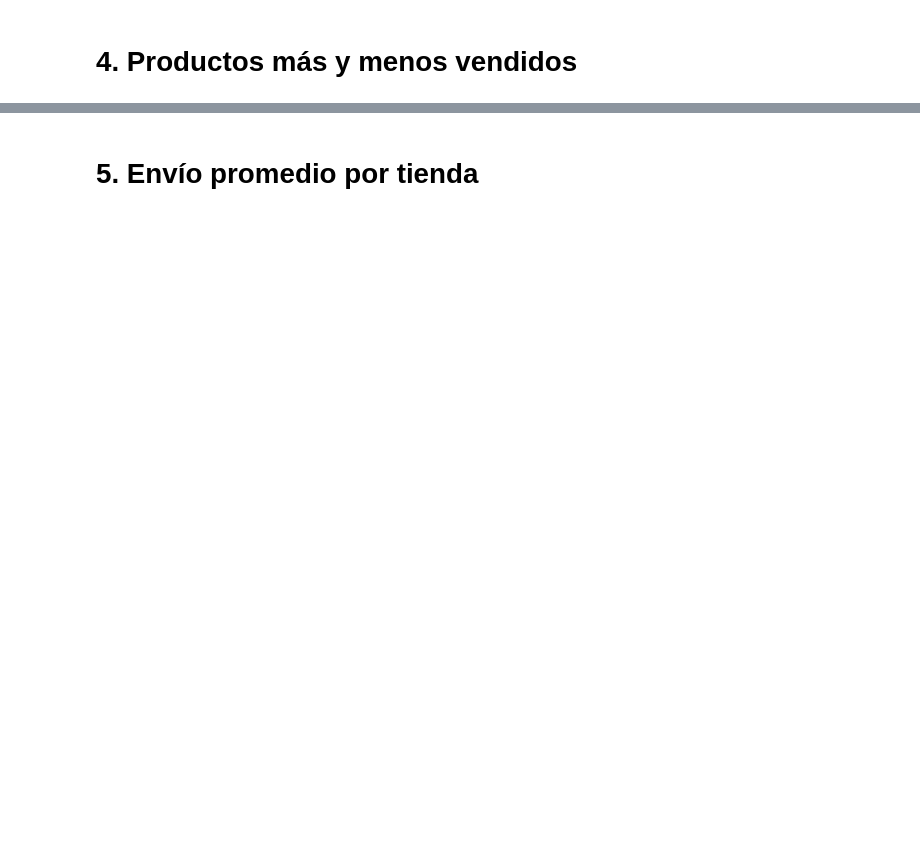
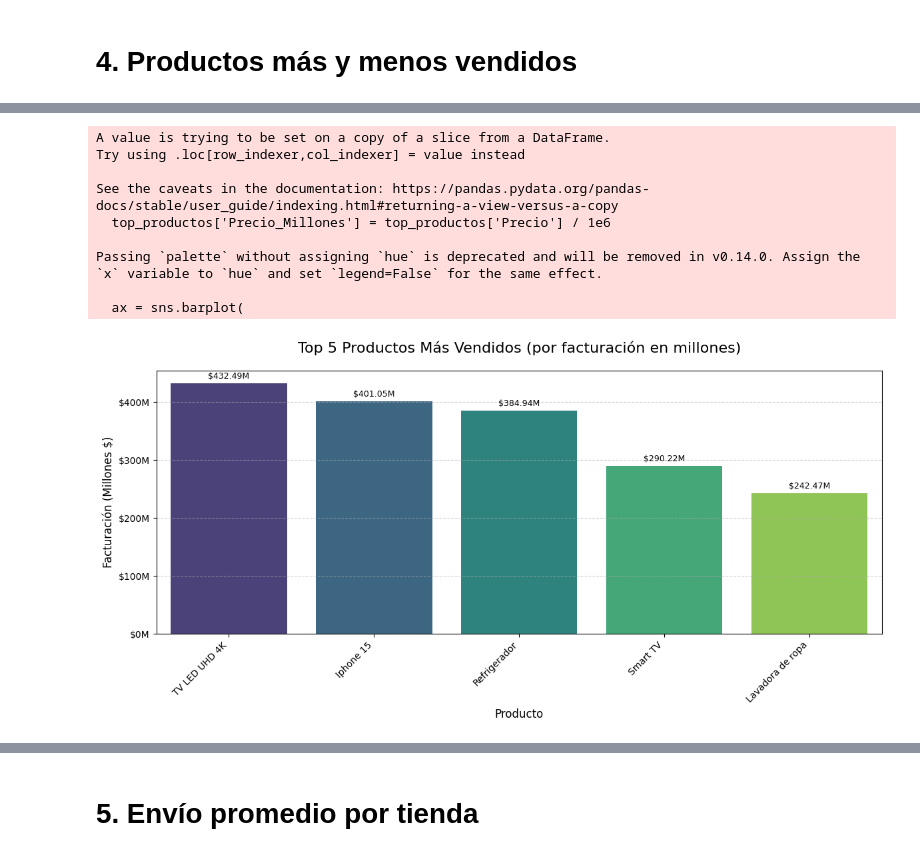
Before and after one commit to RodrigoMunoz-dev/Challenge-Alura-Store, a Jupyter notebook: AluraStoreLatam.ipynb, the cells around one changed output, grey strips where cells are left out. Drawn from its saved outputs; the diff is of its cells as text; code cells hidden in the pictures; blank space fills up the shorter version.

```diff
--- a/AluraStoreLatam.ipynb
+++ b/AluraStoreLatam.ipynb
@@ -172,2 +207,18 @@ display(calificacion_media)
 # %% [markdown]
 # 4. Productos más y menos vendidos
+# %%
+# 1️⃣ Agrupar por producto y sumar el total vendido (usando Precio)
+productos_vendidos = datos.groupby('Producto')['Precio'].sum().reset_index()
+
+# 2️⃣ Ordenar de mayor a menor
+productos_vendidos = productos_vendidos.sort_values(by='Precio', ascending=False)
+
+# 3️⃣ Seleccionar los Top 5 y los Bottom 5
+top_productos = productos_vendidos.head(5)
+menos_vendidos = productos_vendidos.tail(5)
+
+print("🛒 Top 5 Productos Más Vendidos (por facturación):\n")
+display(top_productos)
+
+print("\n📉 Top 5 Productos Menos Vendidos (por facturación):\n")
+display(menos_vendidos)
@@ -173,0 +240,42 @@ display(calificacion_media)
+# %%
+import matplotlib.pyplot as plt
+import seaborn as sns
+
+# Crear una nueva columna en millones
+top_productos['Precio_Millones'] = top_productos['Precio'] / 1e6
+
+plt.figure(figsize=(12, 6))
+ax = sns.barplot(
+    data=top_productos,
+    x='Producto',
+    y='Precio_Millones',
+    palette='viridis'
+)
+
+plt.title('Top 5 Productos Más Vendidos (por facturación en millones)', fontsize=16, pad=20)
+plt.xlabel('Producto', fontsize=12)
+plt.ylabel('Facturación (Millones $)', fontsize=12)
+plt.xticks(rotation=45, ha='right')
+
+# ✅ Etiquetas de cada barra con formato en millones
+for container in ax.containers:
+    ax.bar_label(container, labels=[f"${v:,.2f}M" for v in container.datavalues],
+                 fontsize=9, padding=3)
+
+# ✅ Eje Y abreviado también en millones
+ax.yaxis.set_major_formatter(plt.FuncFormatter(lambda x, _: f"${x:,.0f}M"))
+
+plt.grid(axis='y', linestyle='--', alpha=0.6)
+plt.tight_layout()
+plt.show()
+# %% [output]
+A value is trying to be set on a copy of a slice from a DataFrame.
+Try using .loc[row_indexer,col_indexer] = value instead
+
+See the caveats in the documentation: https://pandas.pydata.org/pandas-docs/stable/user_guide/indexing.html#returning-a-view-versus-a-copy
+  top_productos['Precio_Millones'] = top_productos['Precio'] / 1e6
+
+Passing `palette` without assigning `hue` is deprecated and will be removed in v0.14.0. Assign the `x` variable to `hue` and set `legend=False` for the same effect.
+
+  ax = sns.barplot(
+[figure, added]
```
Also changed, not shown: parts of 10 cells of this notebook.
